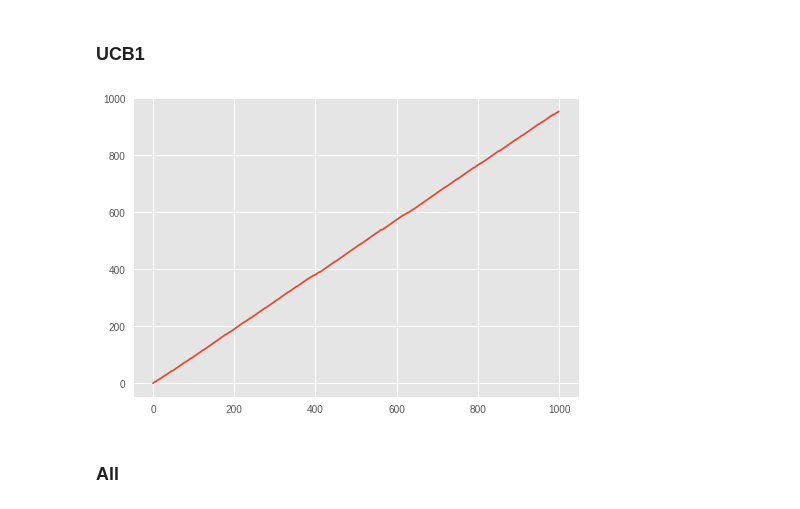
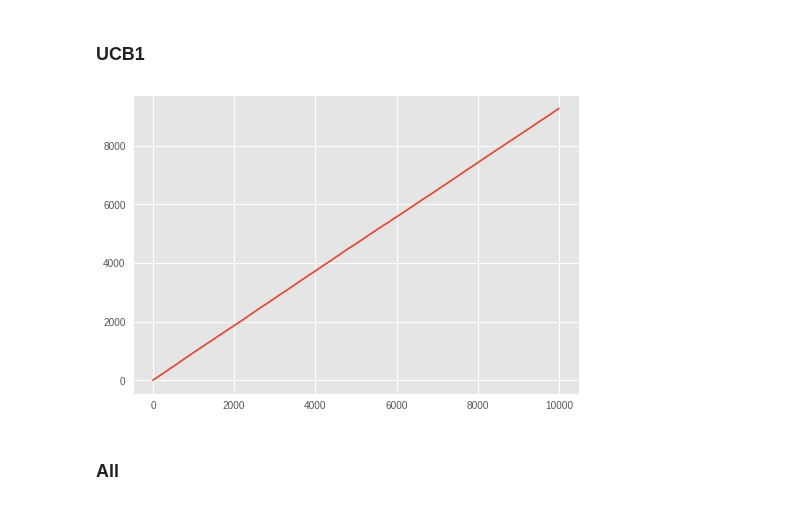
Before and after one commit to SylvanBrocard/Drill_game, a Jupyter notebook: Drill_game/viz.ipynb, the cells around one changed output. Saved outputs shown, nothing was run; the diff lists cells and outputs as text; code cells hidden in the pictures.

```diff
--- a/Drill_game/viz.ipynb
+++ b/Drill_game/viz.ipynb
@@ -55,11 +55,11 @@ plt.show()
 # %% [markdown]
 ### UCB1
 # %%
-prospect = UCB1Prospect(trials=1000, terrain=terrain)
+prospect = UCB1Prospect(trials=10000, terrain=terrain)
 prospect.prospect()
 viz = Vizualizer(prospect.knowledge)
 viz.graph_2D(prospect)
 plt.grid()
 plt.show()
 # %% [output]
-[figure, old version]
+[figure, new version]
```
Also changed, not shown: parts of 5 cells of this notebook, 1 other file.
